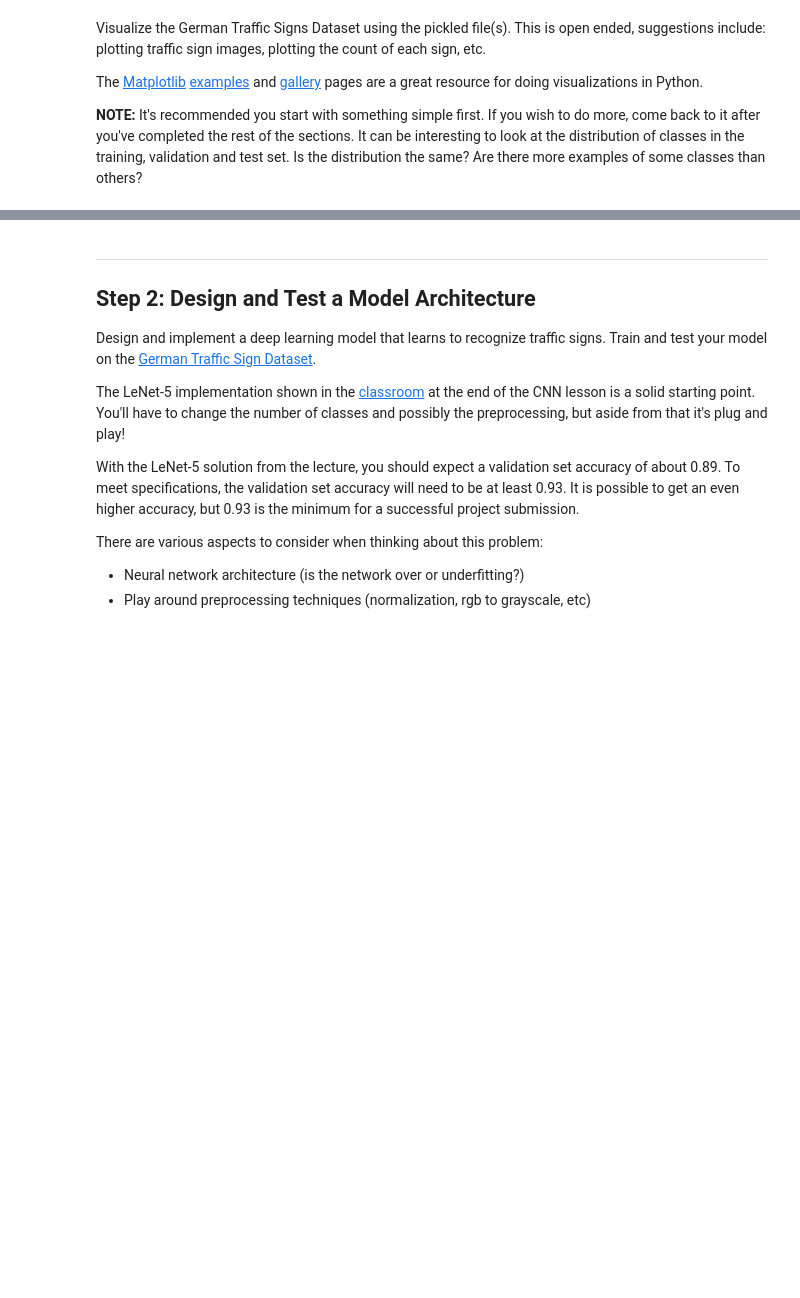
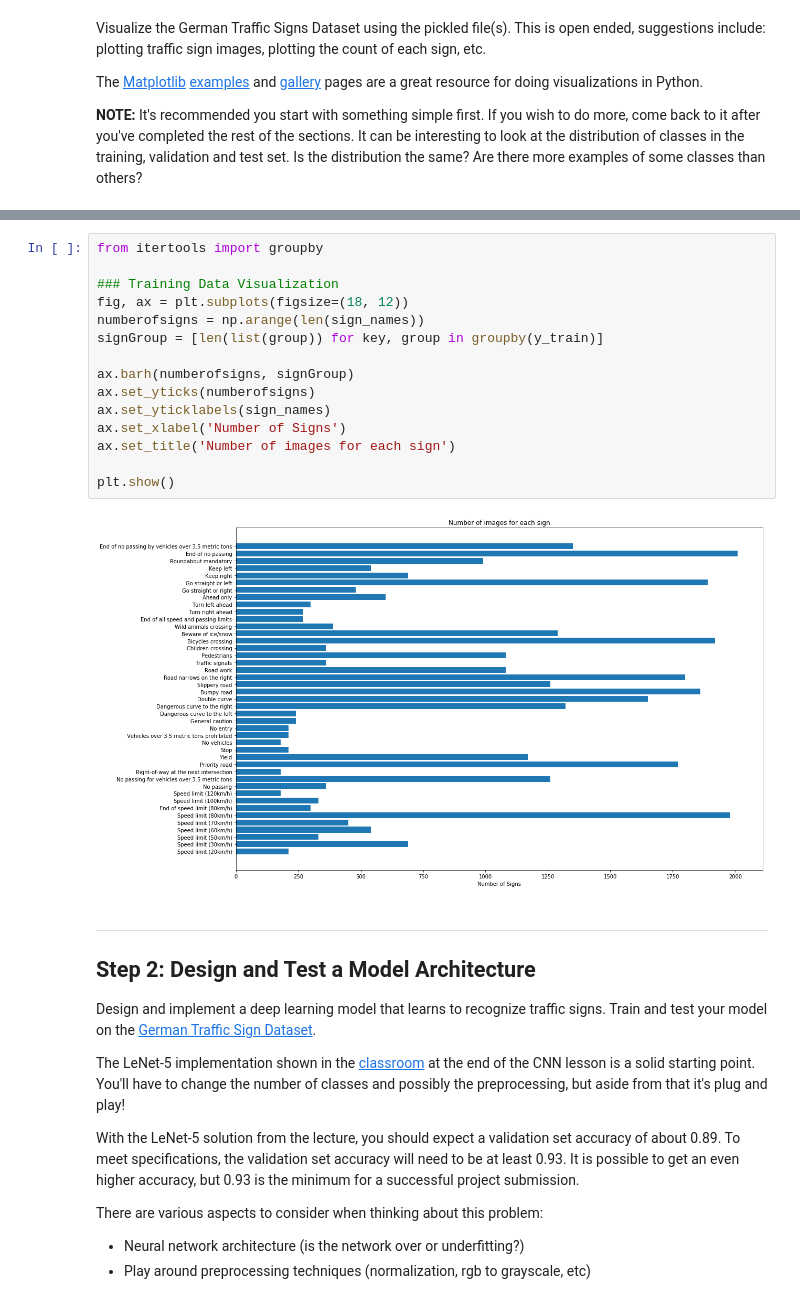
Before and after one commit to srinivasvukkalkar/Traffic_Sign_Classifier, a Jupyter notebook: Traffic_Sign_Classifier.ipynb, the cells around one changed output, grey strips where cells are left out. Cells and saved outputs as stored; diff of their text form; blank space fills up the shorter version.

```diff
--- a/Traffic_Sign_Classifier.ipynb
+++ b/Traffic_Sign_Classifier.ipynb
@@ -120,3 +130,20 @@ for j in range(10):
+# %%
+from itertools import groupby
+
+### Training Data Visualization
+fig, ax = plt.subplots(figsize=(18, 12))
+numberofsigns = np.arange(len(sign_names))
+signGroup = [len(list(group)) for key, group in groupby(y_train)]
+
+ax.barh(numberofsigns, signGroup)
+ax.set_yticks(numberofsigns)
+ax.set_yticklabels(sign_names)
+ax.set_xlabel('Number of Signs')
+ax.set_title('Number of images for each sign')
+
+plt.show()
+# %% [output]
+[figure, added]
 # %% [markdown]
 ----
 
```
Also changed, not shown: parts of 8 cells of this notebook, 5 other files.
